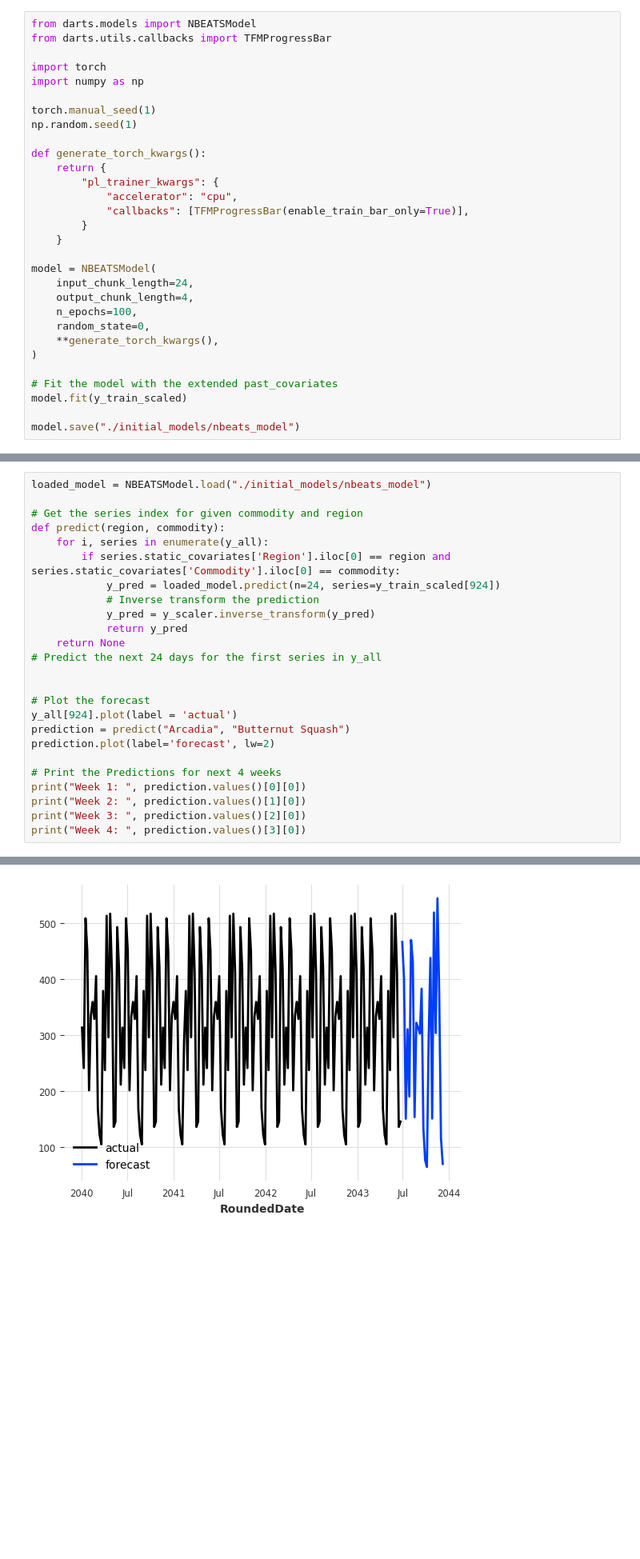
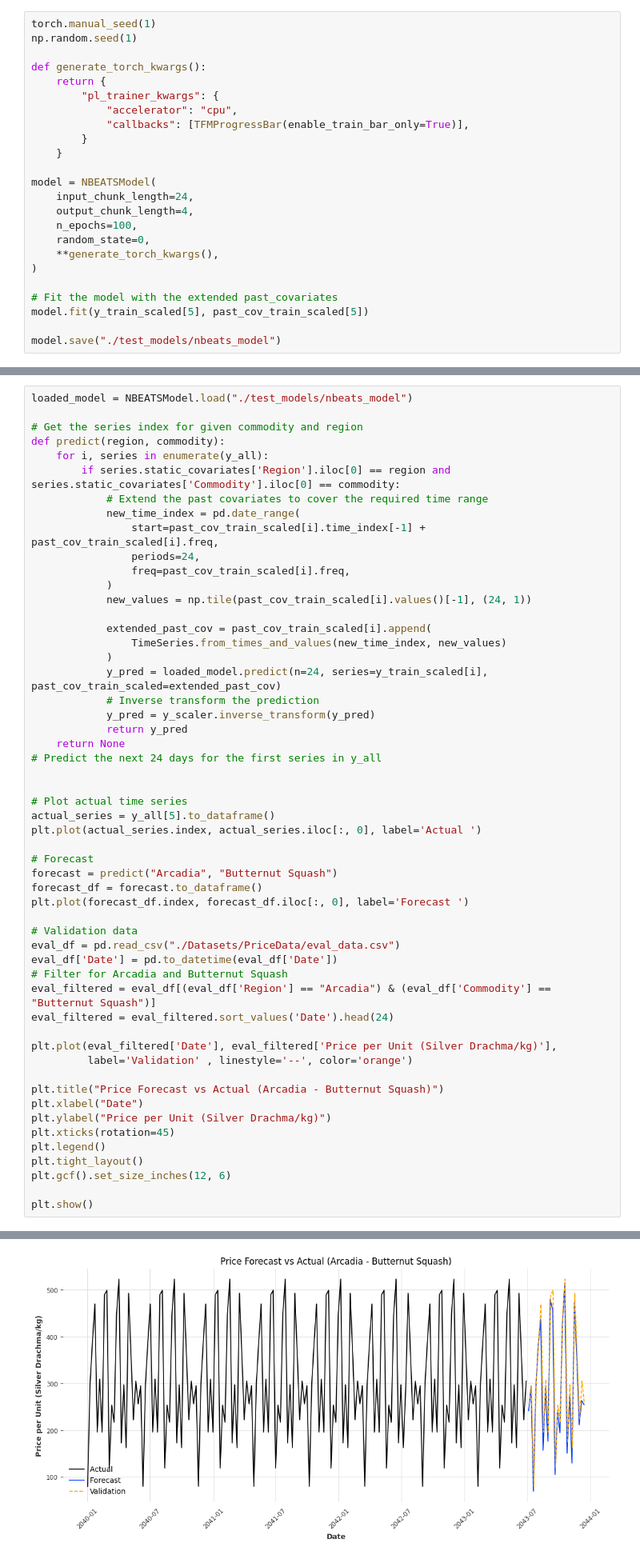
Before and after one commit to LasithaAmarasinghe/Freezer-Gambit-Data-Crunch, a Jupyter notebook: deployment/performace_analysis.ipynb, the cells around one changed output, grey strips where cells are left out. Shown at 80% size. Cells and saved outputs as stored; diff of their text form; blank space fills up the shorter version.

```diff
--- a/deployment/performace_analysis.ipynb
+++ b/deployment/performace_analysis.ipynb
@@ -167,10 +159,4 @@ past_cov_train_scaled = past_cov_scaler.fit_transform(past_cov_all)
 # %%
-from darts.models import NBEATSModel
-from darts.utils.callbacks import TFMProgressBar
-
-import torch
-import numpy as np
-
 torch.manual_seed(1)
 np.random.seed(1)
 
@@ -191,9 +177,9 @@ model = NBEATSModel(
 )
 
 # Fit the model with the extended past_covariates
-model.fit(y_train_scaled)
+model.fit(y_train_scaled[5], past_cov_train_scaled[5])
 
-model.save("./initial_models/nbeats_model")
+model.save("./test_models/nbeats_model")
 # %% [output]
 GPU available: True (mps), used: False
 TPU available: False, using: 0 TPU cores
@@ -219,11 +207,22 @@ HPU available: False, using: 0 HPUs
 # %%
-loaded_model = NBEATSModel.load("./initial_models/nbeats_model")
+loaded_model = NBEATSModel.load("./test_models/nbeats_model")
 
 # Get the series index for given commodity and region
 def predict(region, commodity):
     for i, series in enumerate(y_all):
         if series.static_covariates['Region'].iloc[0] == region and series.static_covariates['Commodity'].iloc[0] == commodity:
-            y_pred = loaded_model.predict(n=24, series=y_train_scaled[924])
+            # Extend the past covariates to cover the required time range
+            new_time_index = pd.date_range(
+                start=past_cov_train_scaled[i].time_index[-1] + past_cov_train_scaled[i].freq,
+                periods=24,
+                freq=past_cov_train_scaled[i].freq,
+            )
+            new_values = np.tile(past_cov_train_scaled[i].values()[-1], (24, 1))
+
+            extended_past_cov = past_cov_train_scaled[i].append(
+                TimeSeries.from_times_and_values(new_time_index, new_values)
+            )
+            y_pred = loaded_model.predict(n=24, series=y_train_scaled[i], past_cov_train_scaled=extended_past_cov)
             # Inverse transform the prediction
             y_pred = y_scaler.inverse_transform(y_pred)
             return y_pred
@@ -231,16 +230,34 @@ def predict(region, commodity):
 # Predict the next 24 days for the first series in y_all
 
 
-# Plot the forecast
-y_all[924].plot(label = 'actual')
-prediction = predict("Arcadia", "Butternut Squash")
-prediction.plot(label='forecast', lw=2)
+# Plot actual time series
+actual_series = y_all[5].to_dataframe()
+plt.plot(actual_series.index, actual_series.iloc[:, 0], label='Actual ')
 
-# Print the Predictions for next 4 weeks
-print("Week 1: ", prediction.values()[0][0])
-print("Week 2: ", prediction.values()[1][0])
-print("Week 3: ", prediction.values()[2][0])
-print("Week 4: ", prediction.values()[3][0])
+# Forecast
+forecast = predict("Arcadia", "Butternut Squash")
+forecast_df = forecast.to_dataframe()
+plt.plot(forecast_df.index, forecast_df.iloc[:, 0], label='Forecast ')
+
+# Validation data
+eval_df = pd.read_csv("./Datasets/PriceData/eval_data.csv")
+eval_df['Date'] = pd.to_datetime(eval_df['Date'])
+# Filter for Arcadia and Butternut Squash
+eval_filtered = eval_df[(eval_df['Region'] == "Arcadia") & (eval_df['Commodity'] == "Butternut Squash")]
+eval_filtered = eval_filtered.sort_values('Date').head(24)
+
+plt.plot(eval_filtered['Date'], eval_filtered['Price per Unit (Silver Drachma/kg)'],
+         label='Validation' , linestyle='--', color='orange')
+
+plt.title("Price Forecast vs Actual (Arcadia - Butternut Squash)")
+plt.xlabel("Date")
+plt.ylabel("Price per Unit (Silver Drachma/kg)")
+plt.xticks(rotation=45)
+plt.legend()
+plt.tight_layout()
+plt.gcf().set_size_inches(12, 6)
+
+plt.show()
 # %% [output]
 GPU available: True (mps), used: False
 TPU available: False, using: 0 TPU cores
@@ -254 +267 @@ Week 4:  310.32636020740273
-[figure, old version]
+[figure, new version]
```
Also changed, not shown: parts of 16 cells of this notebook.
